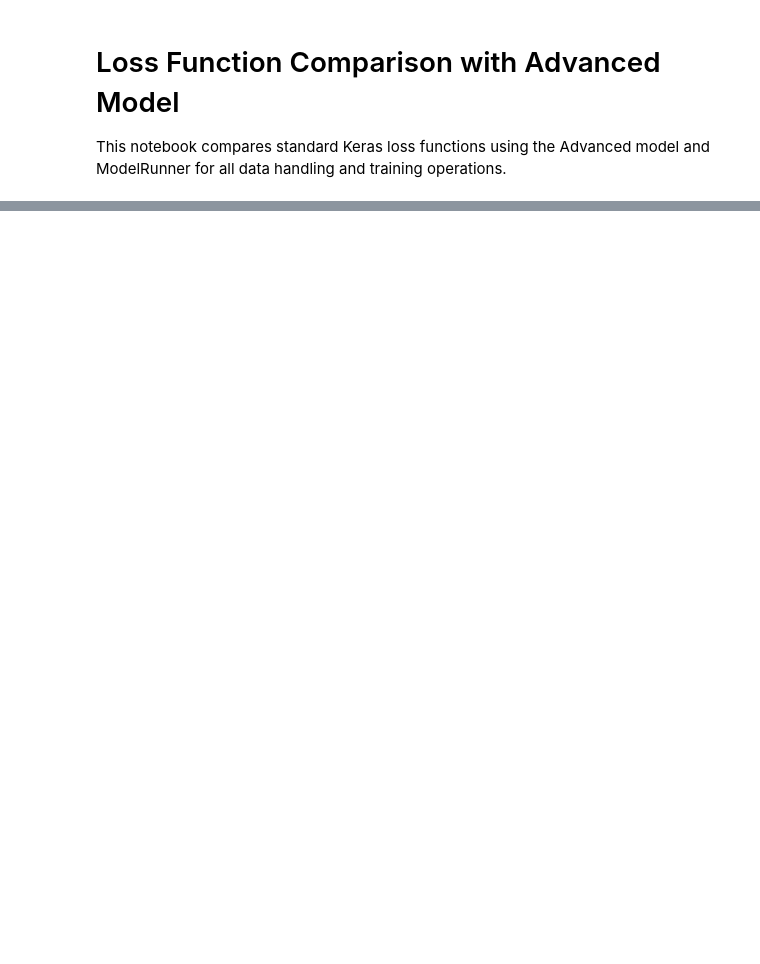
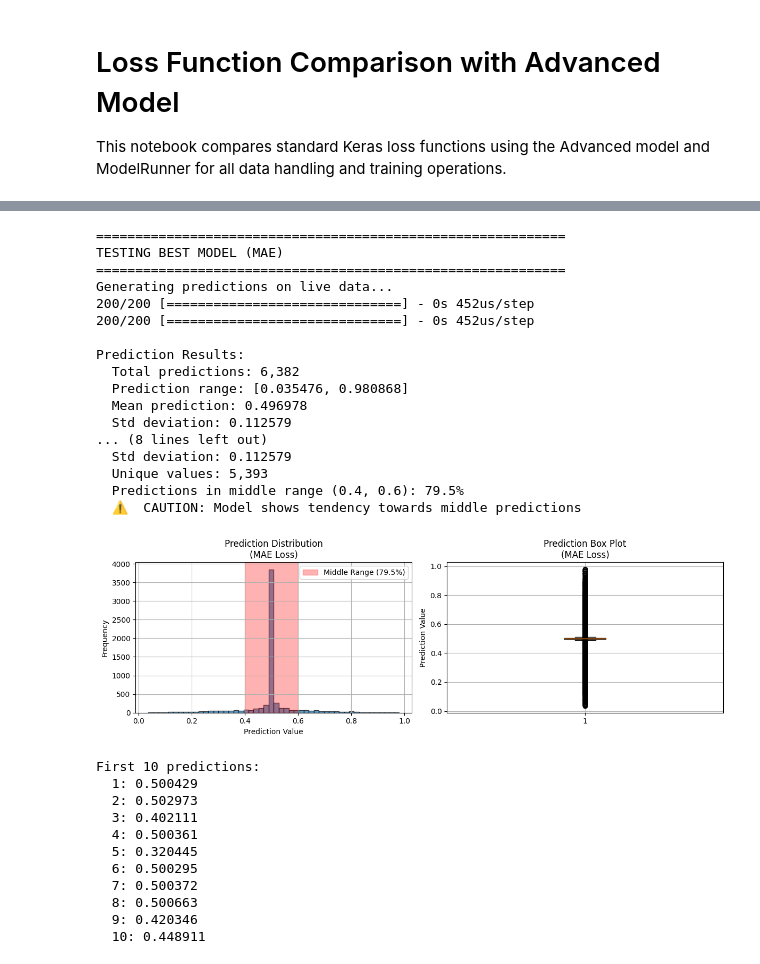
Before and after one commit to MarcoFurrer/dspro2, a Jupyter notebook: notebooks/loss_functions/check_loss_functions.ipynb, the cells around one changed output, grey strips where cells are left out. Cells and saved outputs as stored; diff of their text form; code cells hidden in the pictures; blank space fills up the shorter version.

```diff
--- a/notebooks/loss_functions/check_loss_functions.ipynb
+++ b/notebooks/loss_functions/check_loss_functions.ipynb
@@ -34,7 +70,7 @@ LOSS_FUNCTIONS = {
 }
 
 # Training configuration
-EPOCHS = 10
+EPOCHS = 1
 BATCH_SIZE = 64
 SUBSET_FEATURES = "small"
 
@@ -211,7 +399,7 @@ plt.show()
 # %%
 # Test predictions with the best performing model
-if valid_results:
-    best_loss_name, best_result = best_loss
+if best_result is not None:
+    best_loss_name = best_result['loss_name']
     best_runner = best_result['runner']
 
     print(f"\n{'='*60}")
@@ -235,34 +423,78 @@ if valid_results:
         print(f"  Std deviation: {predictions.std():.6f}")
         print(f"  Unique values: {len(np.unique(np.round(predictions, 6))):,}")
 
+        # Check if predictions are stuck in middle
+        middle_range = (0.4, 0.6)
+        middle_pct = np.mean((predictions >= middle_range[0]) & (predictions <= middle_range[1])) * 100
+        print(f"  Predictions in middle range {middle_range}: {middle_pct:.1f}%")
+
+        if middle_pct > 90:
+            print("  ⚠️  WARNING: Model appears to be stuck predicting middle values!")
+        elif middle_pct > 70:
+            print("  ⚠️  CAUTION: Model shows tendency towards middle predictions")
+        else:
+            print("  ✅ Good: Model shows diverse prediction distribution")
+
         # Plot prediction distribution
         plt.figure(figsize=(12, 4))
 
         plt.subplot(1, 2, 1)
         plt.hist(predictions, bins=50, alpha=0.7, edgecolor='black')
+        plt.axvspan(middle_range[0], middle_range[1], alpha=0.3, color='red', label=f'Middle Range ({middle_pct:.1f}%)')
         plt.title(f'Prediction Distribution\n({best_loss_name.upper()} Loss)')
         plt.xlabel('Prediction Value')
         plt.ylabel('Frequency')
+        plt.legend()
         plt.grid(True)
 
         plt.subplot(1, 2, 2)
         plt.boxplot(predictions)
         plt.title(f'Prediction Box Plot\n({best_loss_name.upper()} Loss)')
         plt.ylabel('Prediction Value')
         plt.grid(True)
 
         plt.tight_layout()
         plt.show()
 
         # Show sample predictions
         print(f"\nFirst 10 predictions:")
         for i in range(min(10, len(predictions))):
             print(f"  {i+1}: {predictions[i]:.6f}")
 
     except FileNotFoundError:
         print("⚠️  Live data file not found, skipping prediction test")
     except Exception as e:
         print(f"❌ Error during prediction testing: {str(e)}")
 else:
     print("\n❌ No valid models to test predictions")
+# %% [output]
+============================================================
+TESTING BEST MODEL (MAE)
+============================================================
+Generating predictions on live data...
+200/200 [==============================] - 0s 452us/step
+200/200 [==============================] - 0s 452us/step
+
+Prediction Results:
+  Total predictions: 6,382
+  Prediction range: [0.035476, 0.980868]
+  Mean prediction: 0.496978
+  Std deviation: 0.112579
+... (8 lines left out)
+  Std deviation: 0.112579
+  Unique values: 5,393
+  Predictions in middle range (0.4, 0.6): 79.5%
+  ⚠️  CAUTION: Model shows tendency towards middle predictions
+[figure, added]
+First 10 predictions:
+  1: 0.500429
+  2: 0.502973
+  3: 0.402111
+  4: 0.500361
+  5: 0.320445
+  6: 0.500295
+  7: 0.500372
+  8: 0.500663
+  9: 0.420346
+  10: 0.448911
 # %%
```
Also changed, not shown: parts of 8 cells of this notebook, 1 other file.
